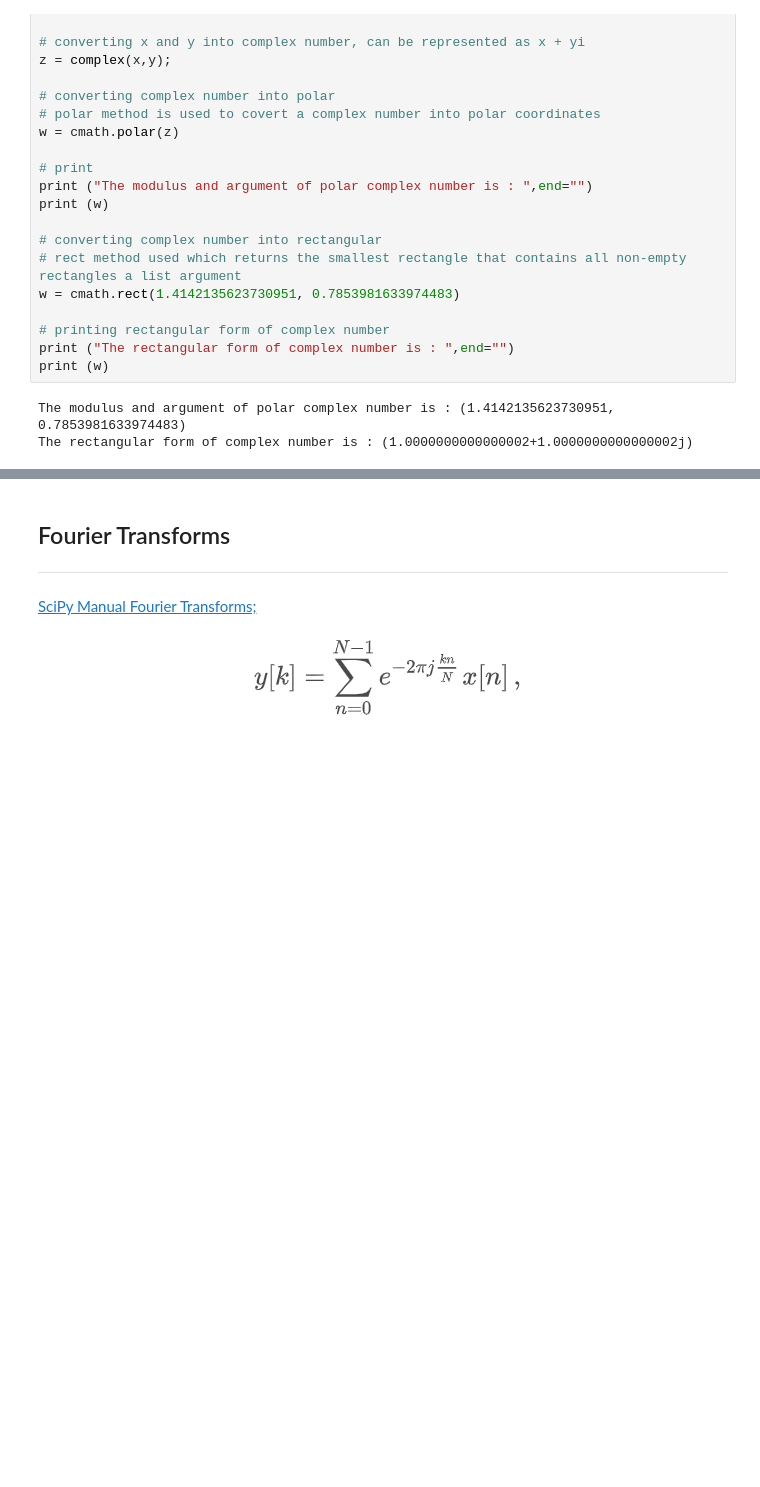
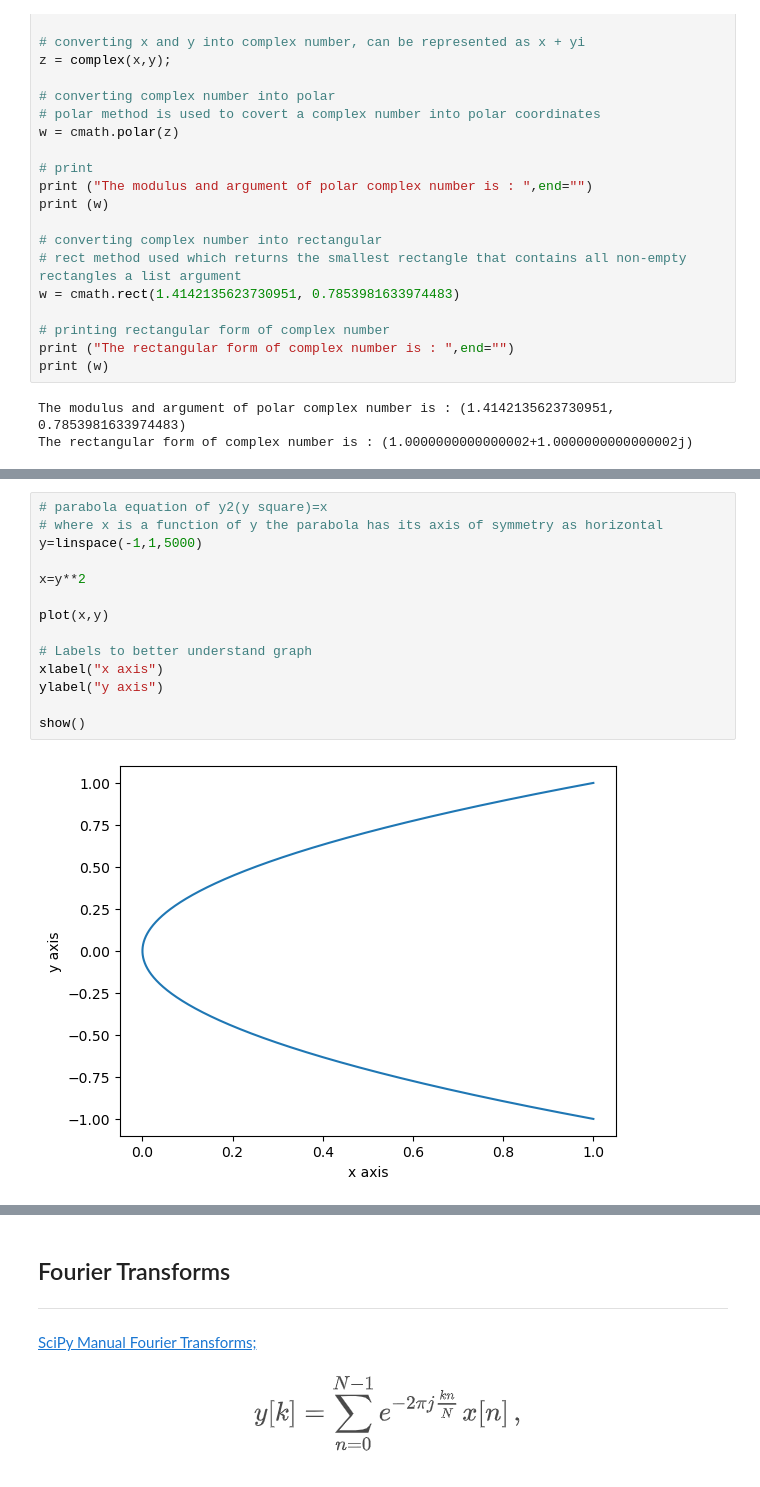
Before and after one commit to Rshocks/EmergingTechnology, a Jupyter notebook: content/04)Fourier Transforms.ipynb, the cells around one changed output, grey strips where cells are left out. Drawn from its saved outputs; the diff is of its cells as text; blank space fills up the shorter version.

```diff
--- a/content/04)Fourier Transforms.ipynb
+++ b/content/04)Fourier Transforms.ipynb
@@ -85,0 +135,16 @@ The rectangular form of complex number is : (1.0000000000000002+1.00000000000000
+# %%
+# parabola equation of y2(y square)=x
+# where x is a function of y the parabola has its axis of symmetry as horizontal
+y=linspace(-1,1,5000)
+
+x=y**2
+
+plot(x,y)
+
+# Labels to better understand graph
+xlabel("x axis")
+ylabel("y axis")
+
+show()
+# %% [output]
+[figure, added]
```
Also changed, not shown: parts of 5 cells of this notebook.
